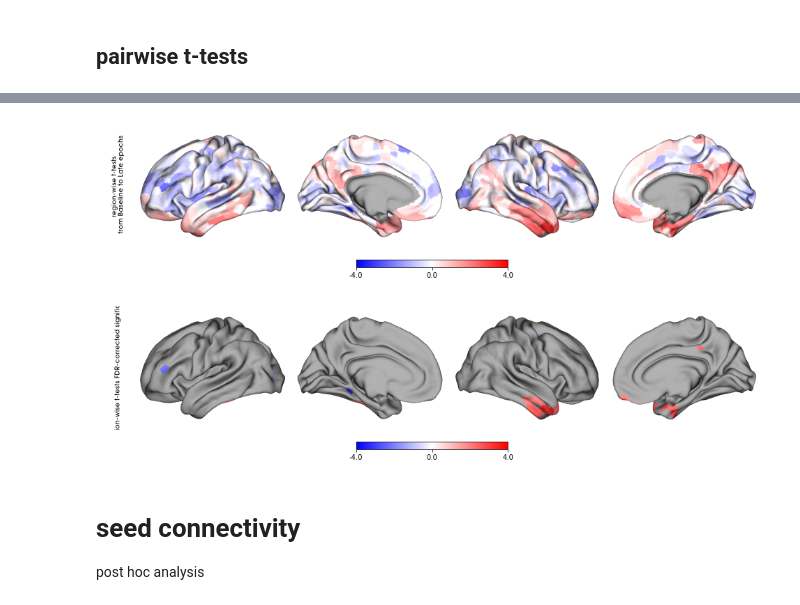
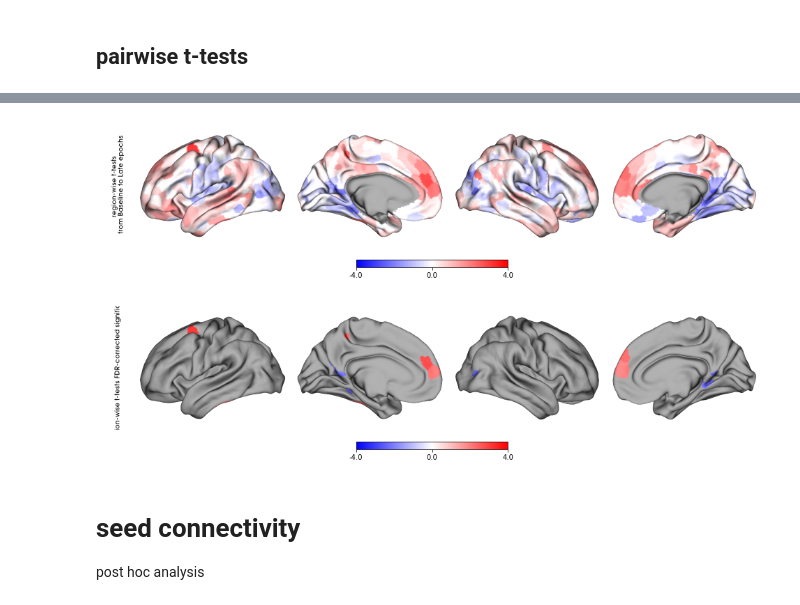
Before and after one commit to qniksefat/gradecc, a Jupyter notebook: RUNME.ipynb, the cells around one changed output, grey strips where cells are left out. Saved outputs shown, nothing was run; the diff lists cells and outputs as text; code cells hidden in the pictures.

```diff
--- a/RUNME.ipynb
+++ b/RUNME.ipynb
@@ -131,14 +139,14 @@ df_stats_pairwise
 14970 rows × 3 columns
 # %%
-df_contrast = df_stats_pairwise.loc['eccentricity', 'baseline', 'late']
+df_contrast = df_stats_pairwise.loc['eccentricity', 'early', 'late']
 
 plot_brain(df_contrast['tstat'],
            text='region-wise t-tests \n from Baseline to Late epochs', color_range=(-4, 4), color_map='bwr')
 plot_brain_masked(df_contrast['tstat'], df_contrast['pvalue_corrected'],
                   text='region-wise t-tests FDR-corrected significant', color_range=(-4, 4), color_map='bwr')
 # %% [output]
-[figure, old version]
+[figure, new version]
-[figure, old version]
+[figure, new version]
 # %% [markdown]
 # seed connectivity
 post hoc analysis
```
Also changed, not shown: parts of 14 cells of this notebook, 6 other files.
